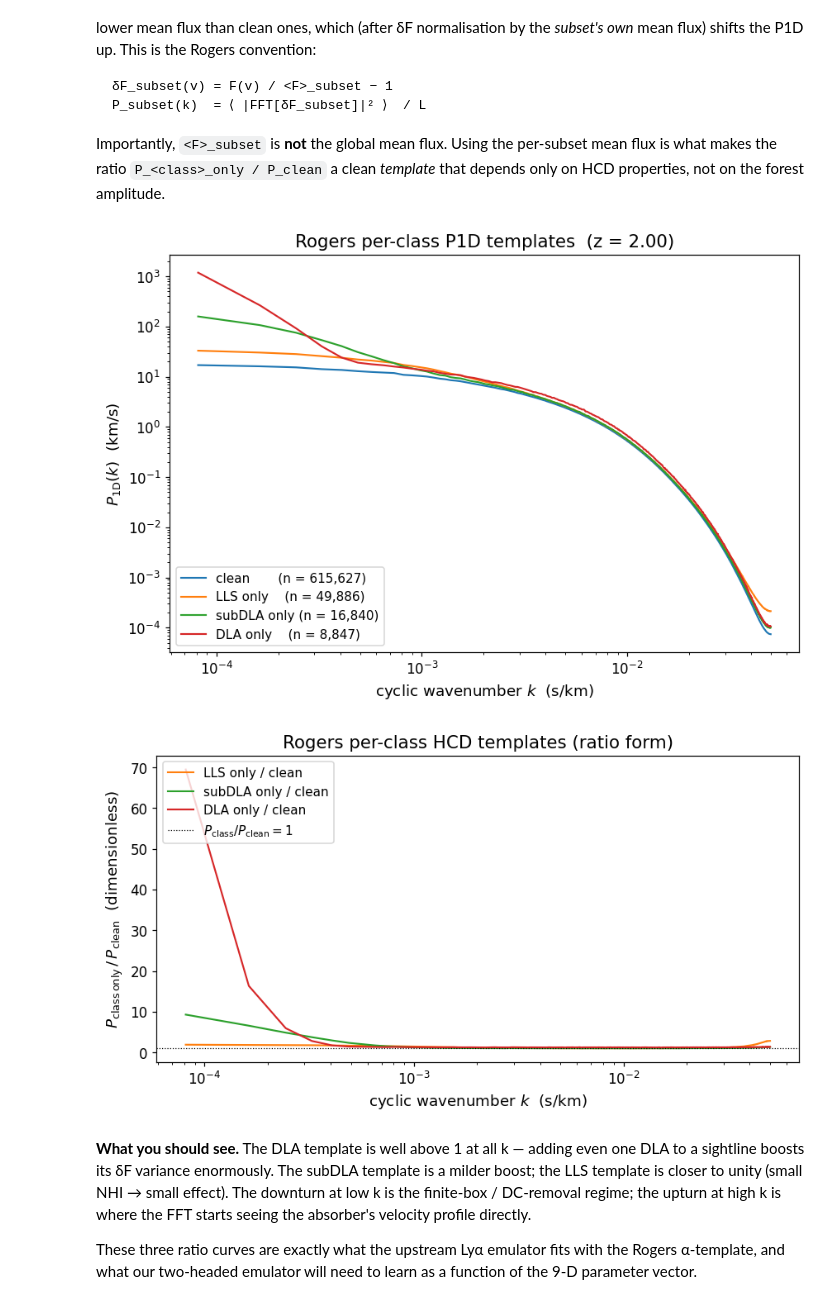
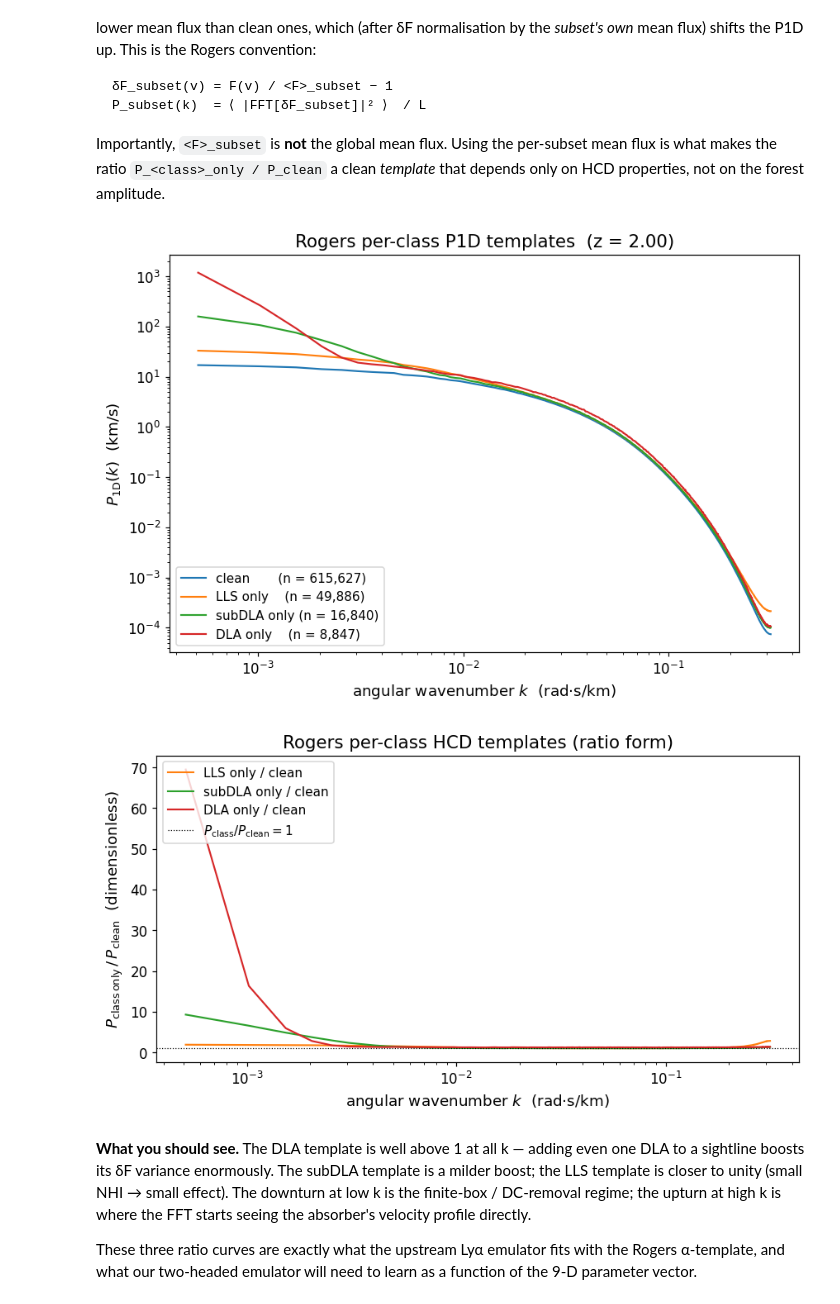
Before and after one commit to jibanCat/hcd_priya, a Jupyter notebook: notebooks/tutorials/03_recomputing_per_class_p1d.ipynb, the cells around one changed output. Drawn from its saved outputs; the diff is of its cells as text; code cells hidden in the pictures.

```diff
--- a/notebooks/tutorials/03_recomputing_per_class_p1d.ipynb
+++ b/notebooks/tutorials/03_recomputing_per_class_p1d.ipynb
@@ -165,3 +186,6 @@ sightlines: total=691,200  clean=615,627  LLS=49,886  subDLA=16,840  DLA=8,847
+# %%
+# From here on, work in angular k_ang = 2*pi * k_cyc throughout.
+k_ang = 2.0 * np.pi * k        # rad·s/km
 # %% [markdown]
 ## 2. Plot the four templates
 
@@ -186,36 +210,36 @@ for arr, lbl, c in [(p_clean, f'clean       (n = {n_clean:,})',  'C0'),
                     (p_lls,   f'LLS only    (n = {n_lls:,})',    'C1'),
                     (p_sub,   f'subDLA only (n = {n_sub:,})',    'C2'),
                     (p_dla,   f'DLA only    (n = {n_dla:,})',    'C3')]:
-    sel = (k > 0) & (arr > 0)
-    ax.loglog(k[sel], arr[sel], '-', label=lbl, color=c)
+    sel = (k_ang > 0) & (arr > 0)
+    ax.loglog(k_ang[sel], arr[sel], '-', label=lbl, color=c)
 
-ax.set_xlabel(r'cyclic wavenumber $k$  (s/km)')
+ax.set_xlabel(r'angular wavenumber $k$  (rad$\cdot$s/km)')
 ax.set_ylabel(r'$P_{1\rm D}(k)$  (km/s)')
 ax.set_title(f'Rogers per-class P1D templates  (z = {meta["z"]:.2f})')
 ax.legend(loc='lower left')
 save_fig(fig, 'NB03_per_class_p1d')
 plt.show()
 # %% [output]
-[figure, old version]
+[figure, new version]
 # %%
 # The Rogers-style template ratio: P_<class> / P_clean
 fig, ax = plt.subplots(figsize=(8, 4.5))
-sel = (k > 0) & (p_clean > 0)
+sel = (k_ang > 0) & (p_clean > 0)
 
 for arr, lbl, c in [(p_lls, 'LLS only / clean',    'C1'),
                     (p_sub, 'subDLA only / clean', 'C2'),
                     (p_dla, 'DLA only / clean',    'C3')]:
-    ax.semilogx(k[sel], arr[sel] / p_clean[sel], '-', label=lbl, color=c)
+    ax.semilogx(k_ang[sel], arr[sel] / p_clean[sel], '-', label=lbl, color=c)
 
 ax.axhline(1.0, color='k', linestyle=':', linewidth=0.8, label=r'$P_{\rm class}/P_{\rm clean} = 1$')
-ax.set_xlabel(r'cyclic wavenumber $k$  (s/km)')
+ax.set_xlabel(r'angular wavenumber $k$  (rad$\cdot$s/km)')
 ax.set_ylabel(r'$P_{\rm class\,only}\,/\,P_{\rm clean}$  (dimensionless)')
 ax.set_title('Rogers per-class HCD templates (ratio form)')
 ax.legend(loc='upper left')
 save_fig(fig, 'NB03_per_class_p1d_ratio')
 plt.show()
 # %% [output]
-[figure, old version]
+[figure, new version]
 # %% [markdown]
 **What you should see.**  The DLA template is well above 1 at all k —
 adding even one DLA to a sightline boosts its δF variance enormously.
```
Also changed, not shown: parts of 4 cells of this notebook, 11 other files.
